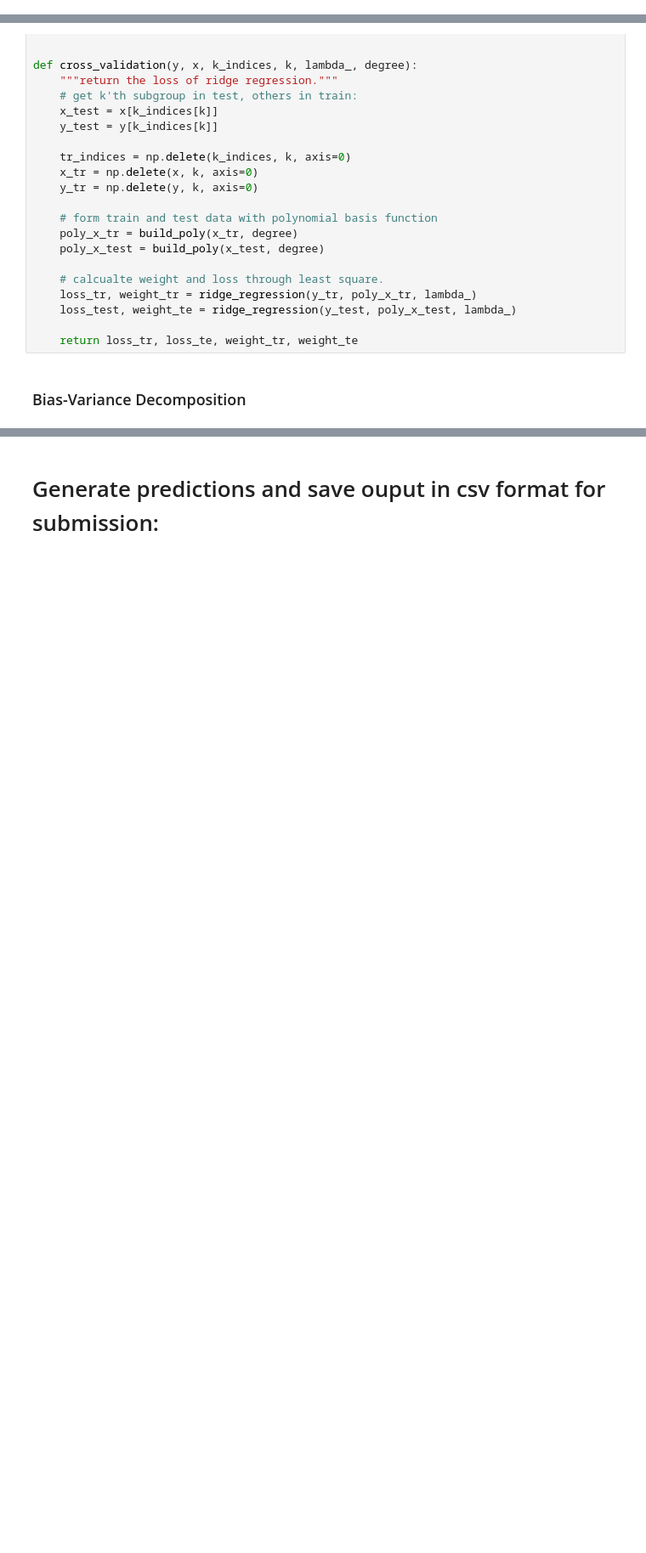
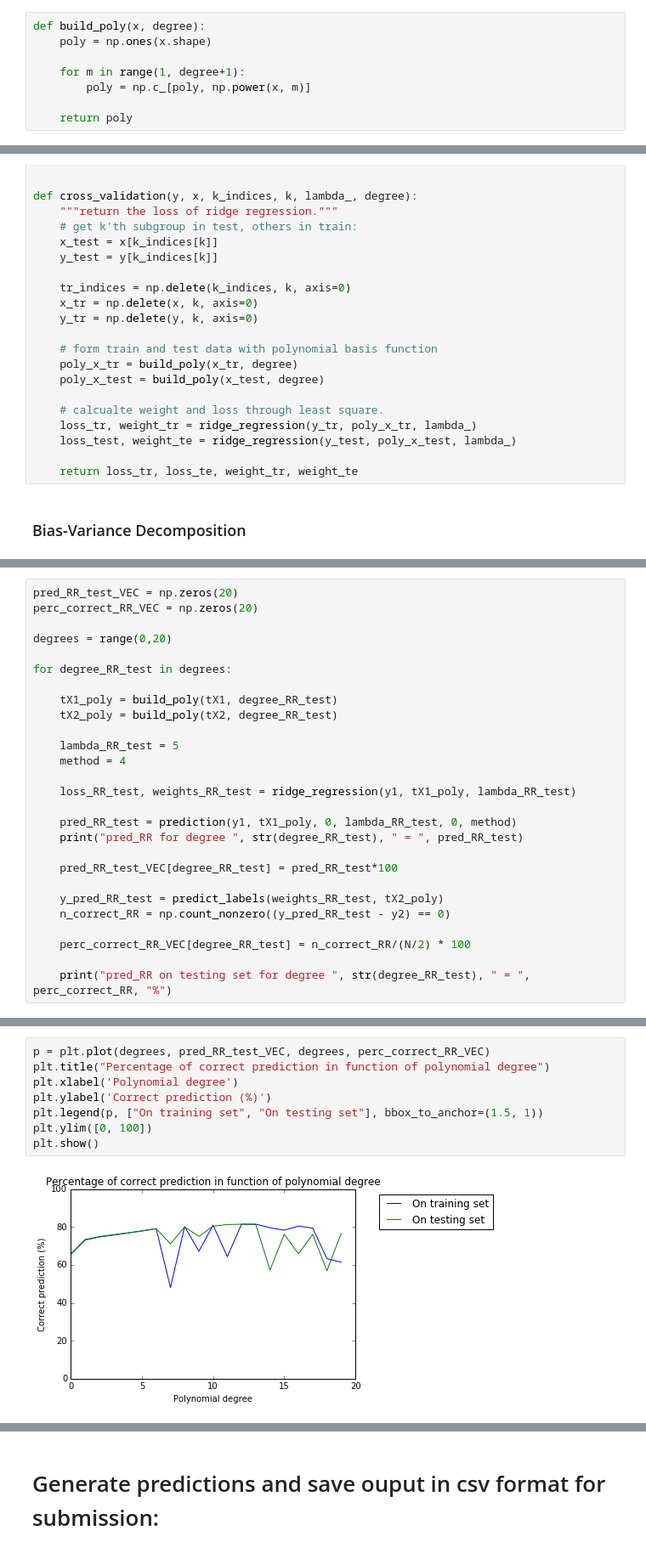
Before and after one commit to Shirley0210/PCML_project1, a Jupyter notebook: project1.ipynb, the cells around one changed output, grey strips where cells are left out. Shown at 85% size. Cells and saved outputs as stored; diff of their text form; blank space fills up the shorter version.

Commit message:
Ridge function with polynomial and local testing

```diff
--- a/project1.ipynb
+++ b/project1.ipynb
@@ -263 +306,9 @@ pred_LeastS =  0.746147801883
+# %%
+def build_poly(x, degree):
+    poly = np.ones(x.shape)
+
+    for m in range(1, degree+1):
+        poly = np.c_[poly, np.power(x, m)]
+
+    return poly
 # %%
@@ -454,0 +596,27 @@ def cross_validation(y, x, k_indices, k, lambda_, degree):
+# %%
+pred_RR_test_VEC = np.zeros(20)
+perc_correct_RR_VEC = np.zeros(20)
+
+degrees = range(0,20)
+
+for degree_RR_test in degrees:
+
+    tX1_poly = build_poly(tX1, degree_RR_test)
+    tX2_poly = build_poly(tX2, degree_RR_test)
+
+    lambda_RR_test = 5
+    method = 4
+
+    loss_RR_test, weights_RR_test = ridge_regression(y1, tX1_poly, lambda_RR_test)
+
+    pred_RR_test = prediction(y1, tX1_poly, 0, lambda_RR_test, 0, method)
+    print("pred_RR for degree ", str(degree_RR_test), " = ", pred_RR_test)
+
+    pred_RR_test_VEC[degree_RR_test] = pred_RR_test*100
+
+    y_pred_RR_test = predict_labels(weights_RR_test, tX2_poly)
+    n_correct_RR = np.count_nonzero((y_pred_RR_test - y2) == 0)
+
+    perc_correct_RR_VEC[degree_RR_test] = n_correct_RR/(N/2) * 100
+
+    print("pred_RR on testing set for degree ", str(degree_RR_test), " = ", perc_correct_RR, "%")
@@ -454,0 +641,10 @@ def cross_validation(y, x, k_indices, k, lambda_, degree):
+# %%
+p = plt.plot(degrees, pred_RR_test_VEC, degrees, perc_correct_RR_VEC)
+plt.title("Percentage of correct prediction in function of polynomial degree")
+plt.xlabel('Polynomial degree')
+plt.ylabel('Correct prediction (%)')
+plt.legend(p, ["On training set", "On testing set"], bbox_to_anchor=(1.5, 1))
+plt.ylim([0, 100])
+plt.show()
+# %% [output]
+[figure, added]
```
Also changed, not shown: parts of 87 cells of this notebook.
